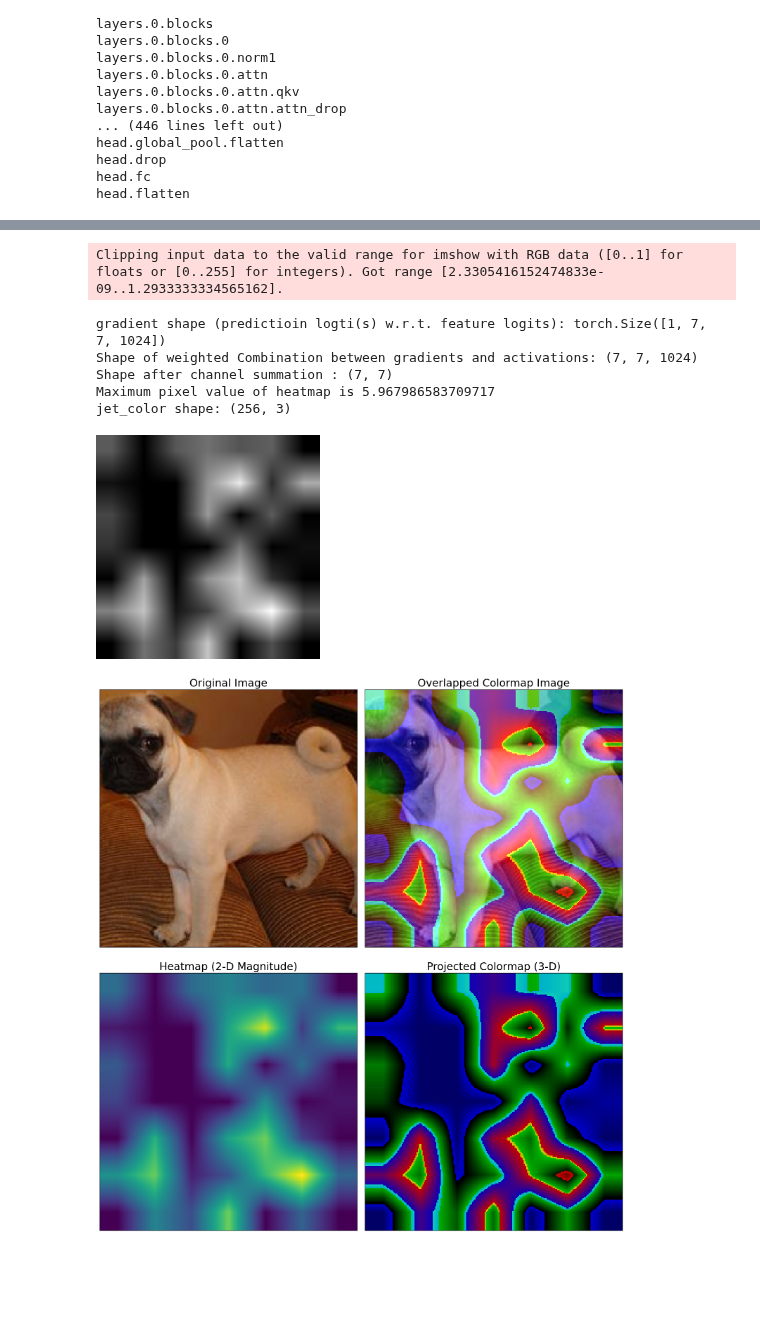
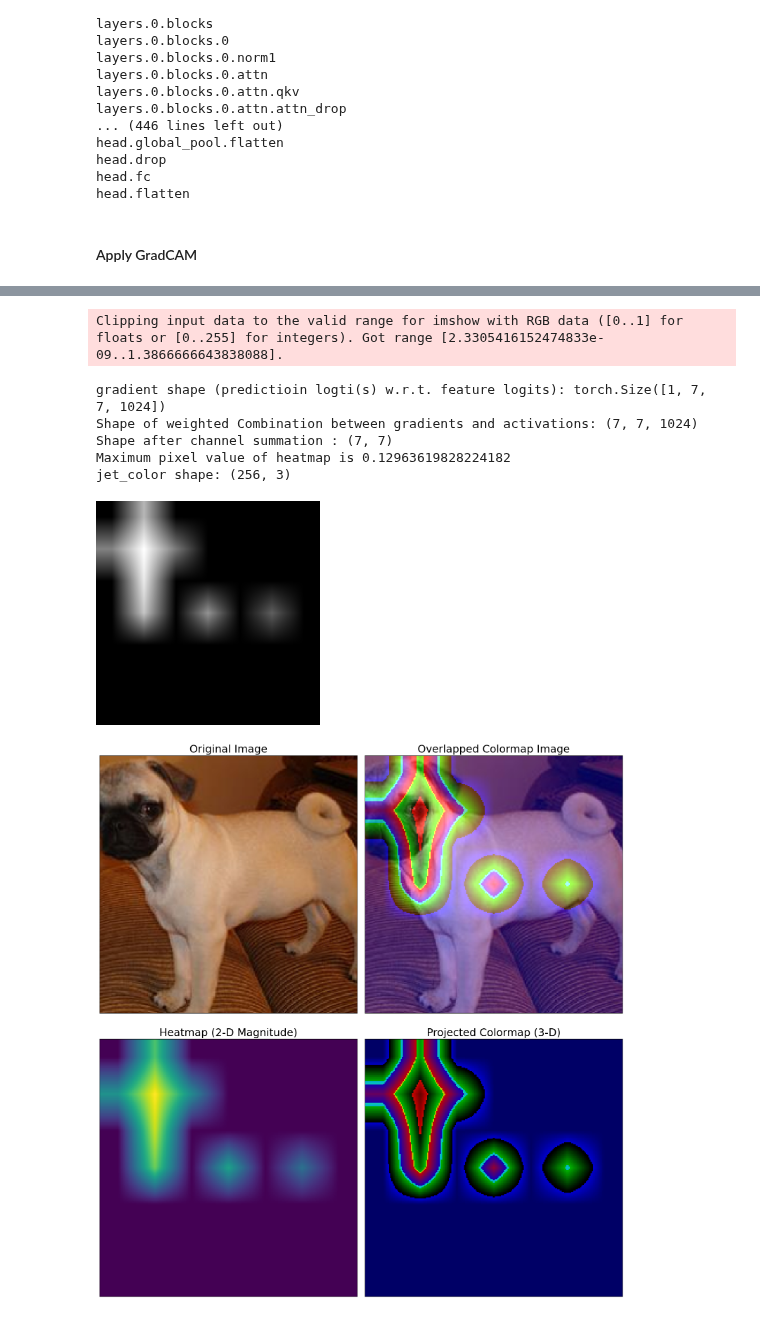
Before and after one commit to TyBruceChen/GradCAM-torch.nn.Module, a Jupyter notebook: test.ipynb, the cells around one changed output, grey strips where cells are left out. Saved outputs shown, nothing was run; the diff lists cells and outputs as text; code cells hidden in the pictures; blank space fills up the shorter version.

```diff
--- a/test.ipynb
+++ b/test.ipynb
@@ -252,8 +175,10 @@ head.global_pool.flatten
 head.drop
 head.fc
 head.flatten
+# %% [markdown]
+#### Apply GradCAM
 # %%
-from grad_cam_code.grad_cam_new import *
+from grad_cam_code.grad_cam import *
 from timm.data.transforms_factory import create_transform
 from timm.data import resolve_data_config
 
@@ -261,35 +186,35 @@ from timm.data import resolve_data_config
 model = create_model('swin_base_patch4_window7_224', pretrained=True)
 config = resolve_data_config({}, model=model)
 transform = create_transform(**config)
 print(transform)
 model.eval()
 
 ## Test image samples are from imagenet
 img_path = 'graphs/test_images/test2-pug-dog.png'
 #img_path = 'graphs/test_images/test4-hotdog.png'
 
 cam = GradCAM(model,img_path,layer_name='layers.3.blocks.1.drop_path2', model_type='SwinT', transform = transform,verbose=True)
-cam(heatmap_threshold=20)
+cam(heatmap_threshold=40)
 cam.imposing_visualization(save_path="img/swt_test", denormalize=([0.4850, 0.4560, 0.4060],[0.2290, 0.2240, 0.2250]))    #specify the normalization method if not using the default when saving the images
 cam.heatmap
 # %% [output]
 Compose(
     Resize(size=248, interpolation=bicubic, max_size=None, antialias=True)
     CenterCrop(size=(224, 224))
     MaybeToTensor()
     Normalize(mean=tensor([0.4850, 0.4560, 0.4060]), std=tensor([0.2290, 0.2240, 0.2250]))
 )
 The model types you can select from are either
  'Normal' (CNN based), 'ViT', 'SwinT', currently is SwinT mode.
 Use the custom transform you provided to preprocess the image
 Output logits shape: torch.Size([1, 1000])
 The Grad-CAM will be plotted based on model prediction result: 254 with 81.5% certainty
 Activation Shape:torch.Size([1, 49, 1024])
-Clipping input data to the valid range for imshow with RGB data ([0..1] for floats or [0..255] for integers). Got range [2.3305416152474833e-09..1.2933333334565162].
+Clipping input data to the valid range for imshow with RGB data ([0..1] for floats or [0..255] for integers). Got range [2.3305416152474833e-09..1.3866666643838088].
 gradient shape (predictioin logti(s) w.r.t. feature logits): torch.Size([1, 7, 7, 1024])
 Shape of weighted Combination between gradients and activations: (7, 7, 1024)
 Shape after channel summation : (7, 7)
-Maximum pixel value of heatmap is 5.967986583709717
+Maximum pixel value of heatmap is 0.12963619828224182
 jet_color shape: (256, 3)
-[figure, old version]
+[figure, new version]
-[figure, old version]
+[figure, new version]
```
Also changed, not shown: parts of 18 cells of this notebook, 17 other files.
